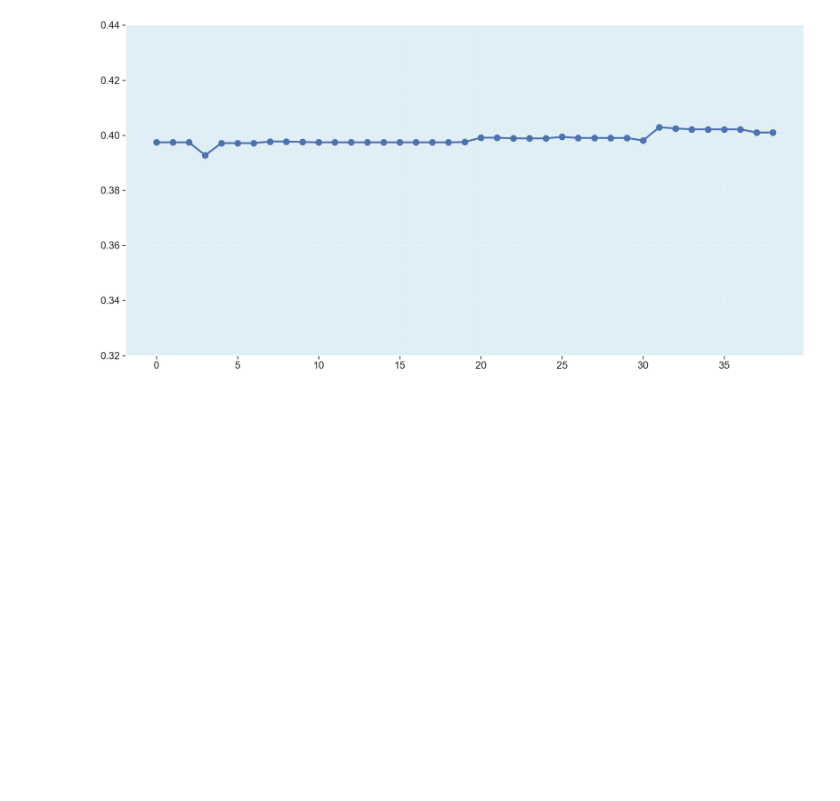
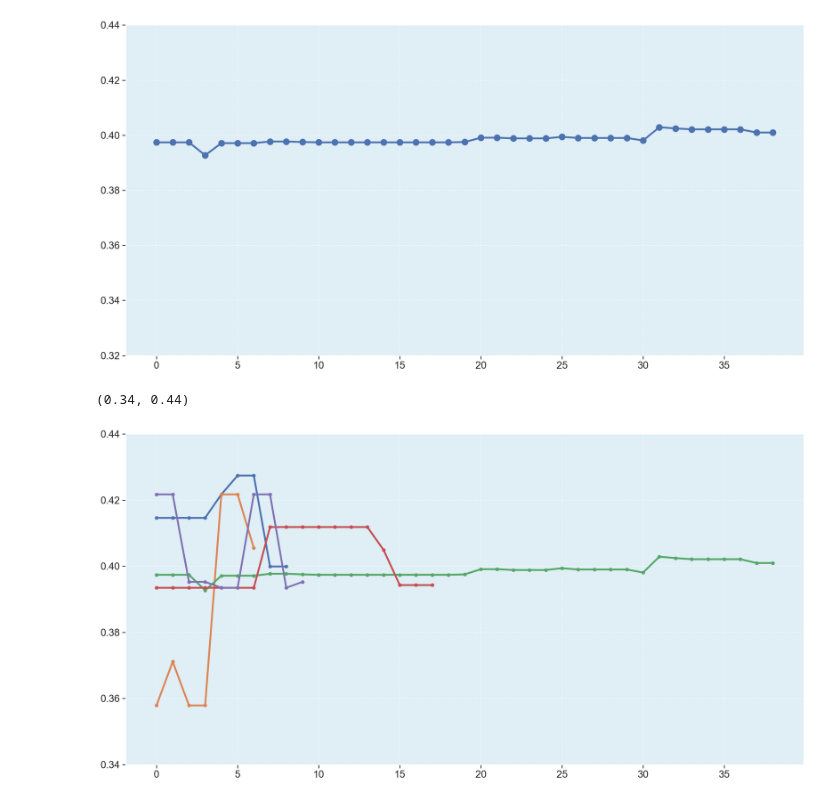
Before and after one commit to fga-eps-mds/MeasureSoftGram-Core, a Jupyter notebook: src/measuresoftgram-fga-eps-mds-2020-2-SIGED-Generalized.ipynb, the cells around one changed output. Saved outputs shown, nothing was run; the diff lists cells and outputs as text; code cells hidden in the pictures; blank space fills up the shorter version.

```diff
--- a/src/measuresoftgram-fga-eps-mds-2020-2-SIGED-Generalized.ipynb
+++ b/src/measuresoftgram-fga-eps-mds-2020-2-SIGED-Generalized.ipynb
@@ -610,0 +582,31 @@ frontend_metrics
+# %%
+frontend_metrics['Modifiability'] = t_c_maintainability_agregated_list[0].tolist()
+frontend_metrics['Maintainability'] = t_c_maintainability_agregated_list[0].tolist()
+frontend_metrics['SQC'] = t_c_maintainability_agregated_list[0].tolist()
+
+users_metrics['Modifiability'] = t_c_maintainability_agregated_list[1].tolist()
+users_metrics['Maintainability'] = t_c_maintainability_agregated_list[1].tolist()
+users_metrics['SQC'] = t_c_maintainability_agregated_list[1].tolist()
+
+sectors_metrics['Modifiability'] = t_c_maintainability_agregated_list[2].tolist()
+sectors_metrics['Maintainability'] = t_c_maintainability_agregated_list[2].tolist()
+sectors_metrics['SQC'] = t_c_maintainability_agregated_list[2].tolist()
+
+demands_metrics['Modifiability'] = t_c_maintainability_agregated_list[3].tolist()
+demands_metrics['Maintainability'] = t_c_maintainability_agregated_list[3].tolist()
+demands_metrics['SQC'] = t_c_maintainability_agregated_list[3].tolist()
+
+clients_metrics['Modifiability'] = t_c_maintainability_agregated_list[4].tolist()
+clients_metrics['Maintainability'] = t_c_maintainability_agregated_list[4].tolist()
+clients_metrics['SQC'] = t_c_maintainability_agregated_list[4].tolist()
+
+
+column_names = ["em1", "em2", "em3", "Modifiability", "Maintainability", "SQC", "repository", "version" ]
+
+frontend_metrics = frontend_metrics.reindex(columns=column_names)
+users_metrics = users_metrics.reindex(columns=column_names)
+sectors_metrics = sectors_metrics.reindex(columns=column_names)
+demands_metrics = demands_metrics.reindex(columns=column_names)
+clients_metrics = clients_metrics.reindex(columns=column_names)
+
+frontend_metrics
@@ -620,3 +640,20 @@ plt.ylim(.32,.44)
 # %% [output]
 (0.32, 0.44)
 [figure]
+# %%
+fig = plt.figure(figsize=(20, 10))
+
+
+plt.plot(users_metrics['SQC'], linewidth=3, marker='o', markersize=5)
+plt.plot(sectors_metrics['SQC'], linewidth=3, marker='o', markersize=5)
+plt.plot(frontend_metrics['SQC'], linewidth=3, marker='o', markersize=5)
+plt.plot(demands_metrics['SQC'], linewidth=3, marker='o', markersize=5)
+plt.plot(clients_metrics['SQC'], linewidth=3, marker='o', markersize=5)
+
+# Background color
+plt.axhspan(.34,.44, color="#c9f9ff", alpha=0.3)
+
+plt.ylim(.34,.44)
+# %% [output]
+(0.34, 0.44)
+[figure, added]
```
Also changed, not shown: parts of 4 cells of this notebook.
